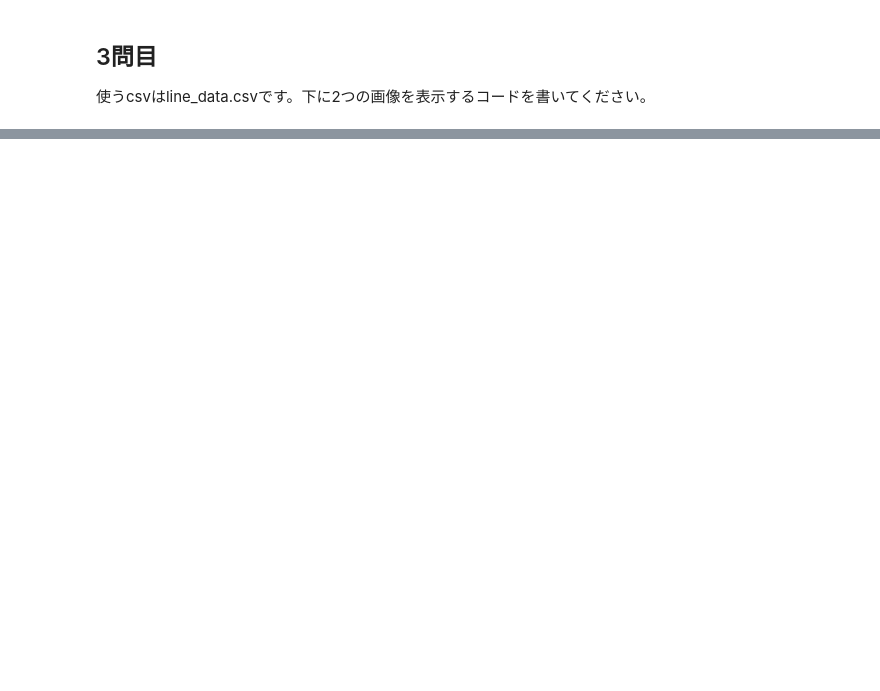
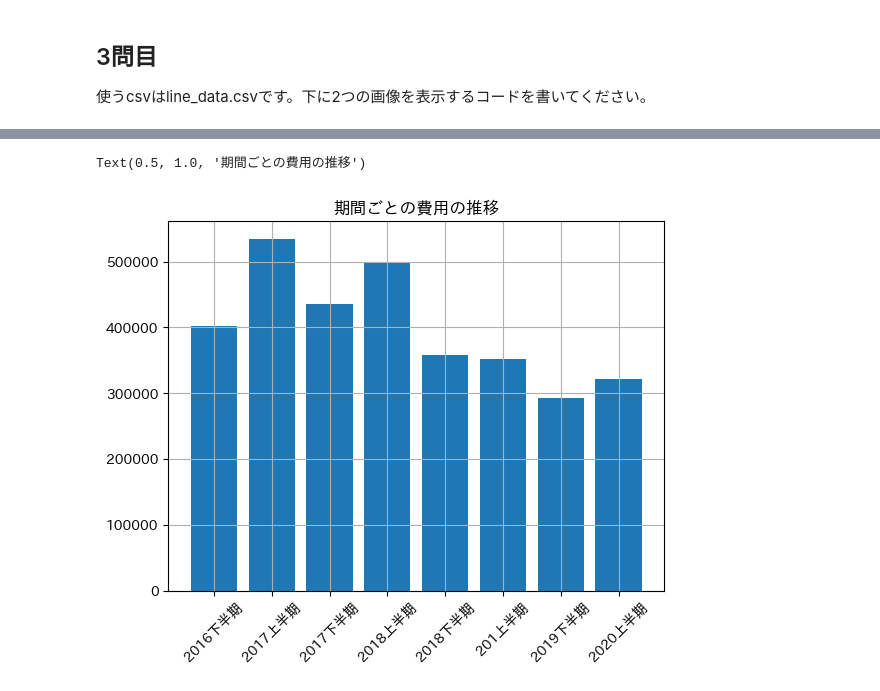
Before and after one commit to Tomohiro-Morishita/Basic-Python, a Jupyter notebook: matplotlib_exercise.ipynb, the cells around one changed output, grey strips where cells are left out. Saved outputs shown, nothing was run; the diff lists cells and outputs as text; code cells hidden in the pictures; blank space fills up the shorter version.

```diff
--- a/matplotlib_exercise.ipynb
+++ b/matplotlib_exercise.ipynb
@@ -49,0 +74,12 @@ df_hist
+# %%
+fig, ax_4 = plt.subplots()
+ax_4.bar(df_line["期間"], df_line["費用"])
+ax_3.set_xlabel("期間")
+ax_3.set_ylabel("費用")
+
+plt.xticks(rotation=45)
+plt.grid()
+plt.title("期間ごとの費用の推移")
+# %% [output]
+Text(0.5, 1.0, '期間ごとの費用の推移')
+[figure, added]
```
Also changed, not shown: parts of 4 cells of this notebook.
